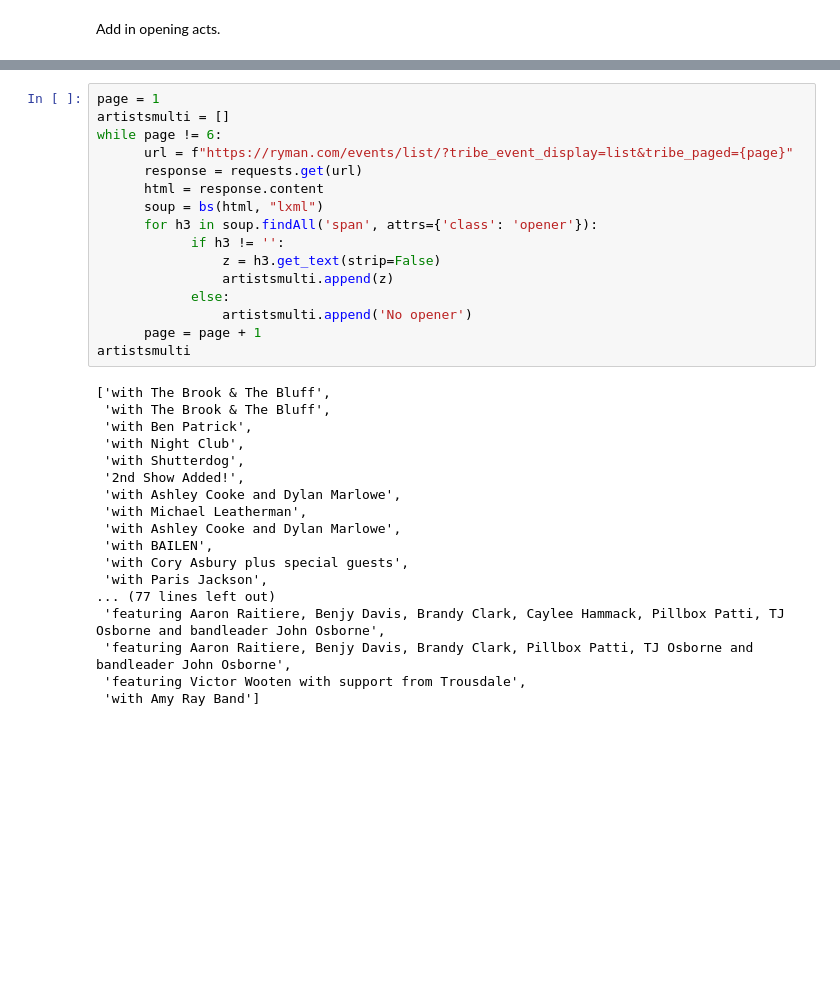
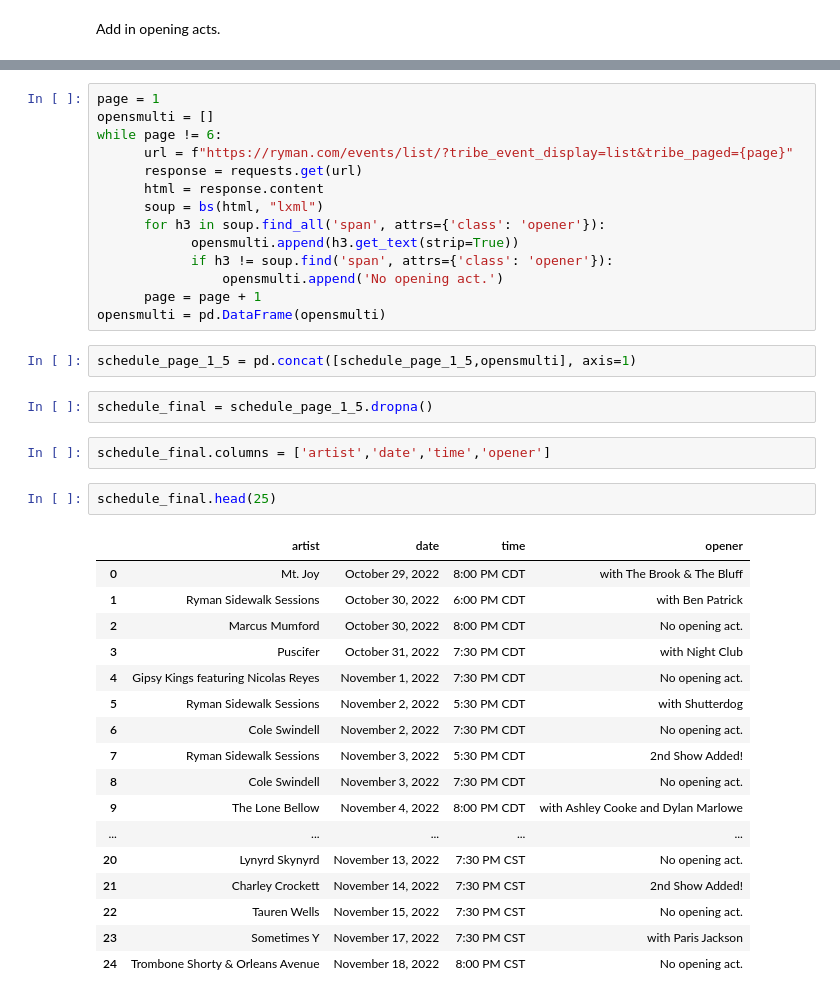
Before and after one commit to jwhankins177/web-scraping-ryman-jupyter-python, a Jupyter notebook: notebooks/Bonus_questions.ipynb, the cells around one changed output, grey strips where cells are left out. Saved outputs shown, nothing was run; the diff lists cells and outputs as text; blank space fills up the shorter version.

```diff
--- a/notebooks/Bonus_questions.ipynb
+++ b/notebooks/Bonus_questions.ipynb
@@ -159,34 +151,40 @@ print(am_decision)
-# %%
-page = 1
-artistsmulti = []
-while page != 6:
-      url = f"https://ryman.com/events/list/?tribe_event_display=list&tribe_paged={page}"
-      response = requests.get(url)
-      html = response.content
-      soup = bs(html, "lxml")
-      for h3 in soup.findAll('span', attrs={'class': 'opener'}):
-            if h3 != '':
-                z = h3.get_text(strip=False)
-                artistsmulti.append(z)
-            else:
-                artistsmulti.append('No opener')
-      page = page + 1
-artistsmulti
-# %% [output]
-['with The Brook & The Bluff',
- 'with The Brook & The Bluff',
- 'with Ben Patrick',
- 'with Night Club',
- 'with Shutterdog',
- '2nd Show Added!',
- 'with Ashley Cooke and Dylan Marlowe',
- 'with Michael Leatherman',
- 'with Ashley Cooke and Dylan Marlowe',
- 'with BAILEN',
- 'with Cory Asbury plus special guests',
- 'with Paris Jackson',
-... (77 lines left out)
- 'featuring Aaron Raitiere, Benjy Davis, Brandy Clark, Caylee Hammack, Pillbox Patti, TJ Osborne and bandleader John Osborne',
- 'featuring Aaron Raitiere, Benjy Davis, Brandy Clark, Pillbox Patti, TJ Osborne and bandleader John Osborne',
- 'featuring Victor Wooten with support from Trousdale',
- 'with Amy Ray Band']
+# %%
+page = 1
+opensmulti = []
+while page != 6:
+      url = f"https://ryman.com/events/list/?tribe_event_display=list&tribe_paged={page}"
+      response = requests.get(url)
+      html = response.content
+      soup = bs(html, "lxml")
+      for h3 in soup.find_all('span', attrs={'class': 'opener'}):
+            opensmulti.append(h3.get_text(strip=True))
+            if h3 != soup.find('span', attrs={'class': 'opener'}):
+                opensmulti.append('No opening act.')
+      page = page + 1
+opensmulti = pd.DataFrame(opensmulti)
+# %%
+schedule_page_1_5 = pd.concat([schedule_page_1_5,opensmulti], axis=1)
+# %%
+schedule_final = schedule_page_1_5.dropna()
+# %%
+schedule_final.columns = ['artist','date','time','opener']
+# %%
+schedule_final.head(25)
+# %% [output]
+|  | artist | date | time | opener |
+| 0 | Mt. Joy | October 29, 2022 | 8:00 PM CDT | with The Brook & The Bluff |
+| 1 | Ryman Sidewalk Sessions | October 30, 2022 | 6:00 PM CDT | with Ben Patrick |
+| 2 | Marcus Mumford | October 30, 2022 | 8:00 PM CDT | No opening act. |
+| 3 | Puscifer | October 31, 2022 | 7:30 PM CDT | with Night Club |
+| 4 | Gipsy Kings featuring Nicolas Reyes | November 1, 2022 | 7:30 PM CDT | No opening act. |
+| 5 | Ryman Sidewalk Sessions | November 2, 2022 | 5:30 PM CDT | with Shutterdog |
+| 6 | Cole Swindell | November 2, 2022 | 7:30 PM CDT | No opening act. |
+| 7 | Ryman Sidewalk Sessions | November 3, 2022 | 5:30 PM CDT | 2nd Show Added! |
+| 8 | Cole Swindell | November 3, 2022 | 7:30 PM CDT | No opening act. |
+| 9 | The Lone Bellow | November 4, 2022 | 8:00 PM CDT | with Ashley Cooke and Dylan Marlowe |
+| ... | ... | ... | ... | ... |
+| 20 | Lynyrd Skynyrd | November 13, 2022 | 7:30 PM CST | No opening act. |
+| 21 | Charley Crockett | November 14, 2022 | 7:30 PM CST | 2nd Show Added! |
+| 22 | Tauren Wells | November 15, 2022 | 7:30 PM CST | No opening act. |
+| 23 | Sometimes Y | November 17, 2022 | 7:30 PM CST | with Paris Jackson |
+| 24 | Trombone Shorty & Orleans Avenue | November 18, 2022 | 8:00 PM CST | No opening act. |
```
Also changed, not shown: parts of 7 cells of this notebook, 3 other files.
